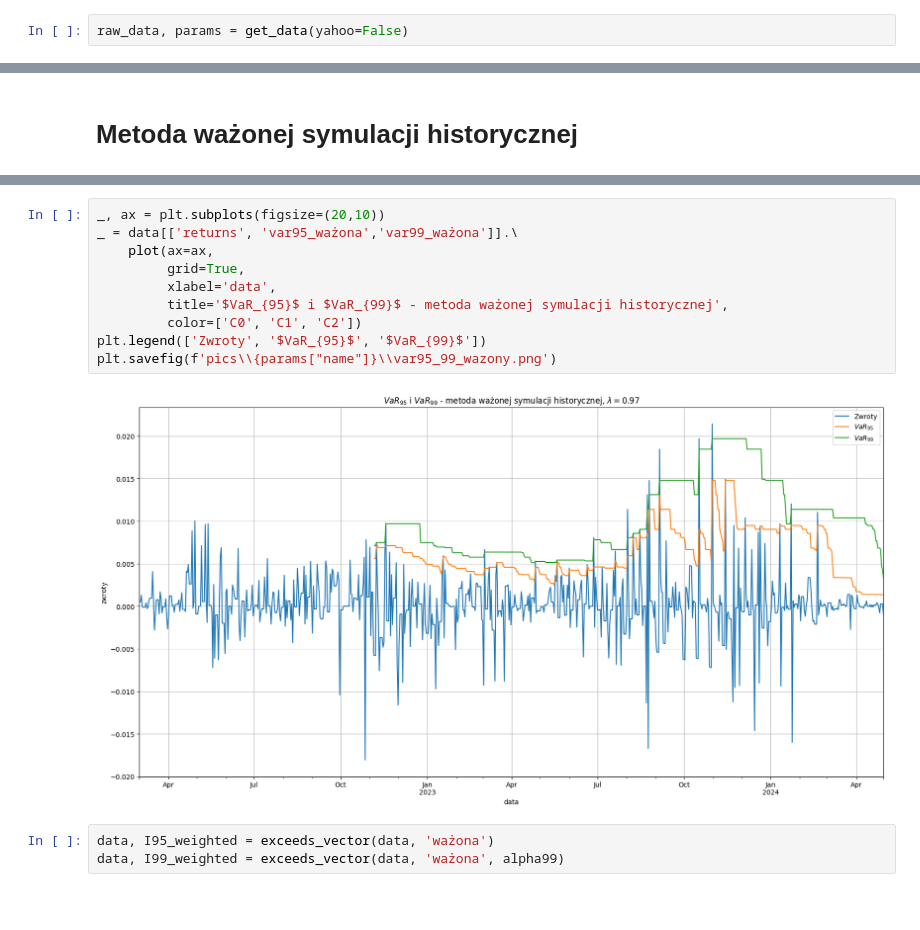
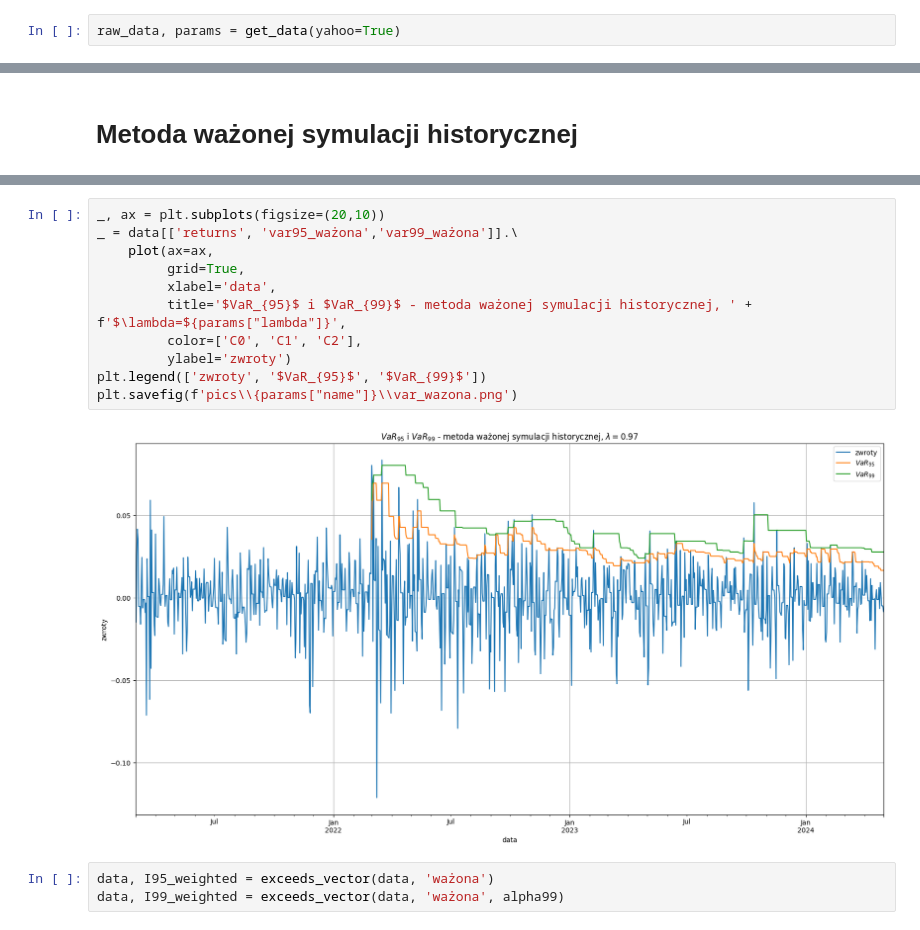
Before and after one commit to OlaHodera/risk, a Jupyter notebook: projekt3/historical.ipynb, the cells around one changed output, grey strips where cells are left out. Cells and saved outputs as stored; diff of their text form; blank space fills up the shorter version.

```diff
--- a/projekt3/historical.ipynb
+++ b/projekt3/historical.ipynb
@@ -15,4 +15,4 @@ from utils.tests import scoring_quantile
 _ = importlib.reload(utils.download)
 _ = importlib.reload(utils.var)
 # %%
-raw_data, params = get_data(yahoo=False)
+raw_data, params = get_data(yahoo=True)
@@ -122,15 +132,16 @@ plt.savefig(f'pics\\{params["name"]}\\var95_wazony.png')
 # %%
 _, ax = plt.subplots(figsize=(20,10))
 _ = data[['returns', 'var95_ważona','var99_ważona']].\
     plot(ax=ax,
          grid=True,
          xlabel='data',
-         title='$VaR_{95}$ i $VaR_{99}$ - metoda ważonej symulacji historycznej',
-         color=['C0', 'C1', 'C2'])
-plt.legend(['Zwroty', '$VaR_{95}$', '$VaR_{99}$'])
-plt.savefig(f'pics\\{params["name"]}\\var95_99_wazony.png')
+         title='$VaR_{95}$ i $VaR_{99}$ - metoda ważonej symulacji historycznej, ' + f'$\lambda=${params["lambda"]}',
+         color=['C0', 'C1', 'C2'],
+         ylabel='zwroty')
+plt.legend(['zwroty', '$VaR_{95}$', '$VaR_{99}$'])
+plt.savefig(f'pics\\{params["name"]}\\var_wazona.png')
 # %% [output]
-[figure, old version]
+[figure, new version]
 # %%
 data, I95_weighted = exceeds_vector(data, 'ważona')
 data, I99_weighted = exceeds_vector(data, 'ważona', alpha99)
```
Also changed, not shown: parts of 21 cells of this notebook, 22 other files.
